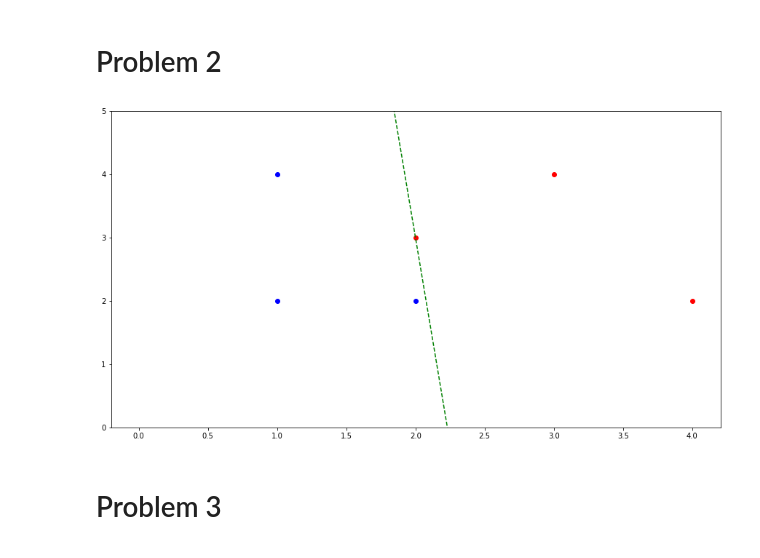
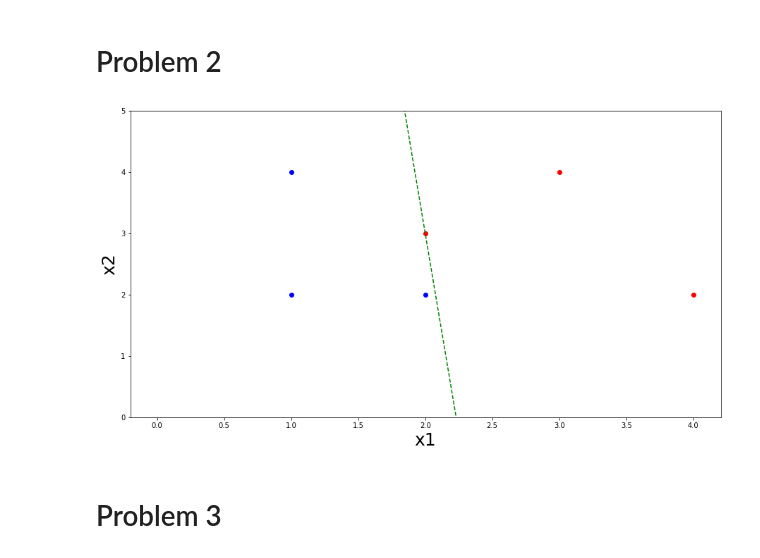
Before and after one commit to vishaldeep15/EE526-HW, a Jupyter notebook: hw1/HW1_VD.ipynb, the cells around one changed output. Cells and saved outputs as stored; diff of their text form; code cells hidden in the pictures.

```diff
--- a/hw1/HW1_VD.ipynb
+++ b/hw1/HW1_VD.ipynb
@@ -132,34 +132,37 @@ learningRate = 0.1
 # Train data
 thetaUpdated = perceptTrain(theta, trainingData, y, iterations, learningRate)
 
 # Calculate boundary line
 x = np.linspace(0, 4, 10)
 bias = thetaUpdated[0]
 m = -(thetaUpdated[1]/thetaUpdated[2])
 c = -(bias/thetaUpdated[2])
 y = m*x + c
 
 # Predict data
 yPred = np.zeros((1), dtype=int)
 yPred = np.delete(yPred, 0, axis=0)
 
 # Plots
 fig, ax = plt.subplots(figsize=(15, 8))
 params = {'legend.fontsize': 25}
 plt.rcParams.update(params)
 
 for idx in range(len(trainingData)):
     prediction = perceptPredict(trainingData[idx], theta)
     yPred = np.hstack((yPred, prediction))
     col = np.where(prediction == 1, 'blue', 'red')
     plt.scatter(trainingData[idx][0], trainingData[idx][1], color=f'{col}')
 
 plt.plot(x, y, 'g--')
 plt.ylim(0, 5)
+plt.xlabel('x1', size=25)
+plt.ylabel('x2', size=25)
+
 
 plt.show()
 # %% [output]
-[figure, old version]
+[figure, new version]
 # %% [markdown]
 # Problem 3
 # %%
```
Also changed, not shown: parts of 6 cells of this notebook.
